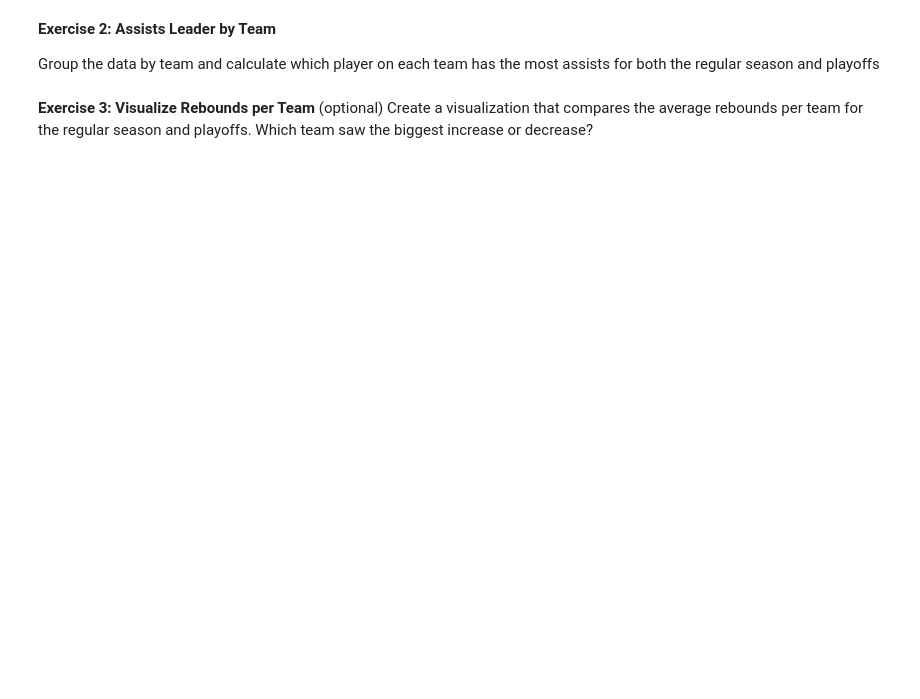
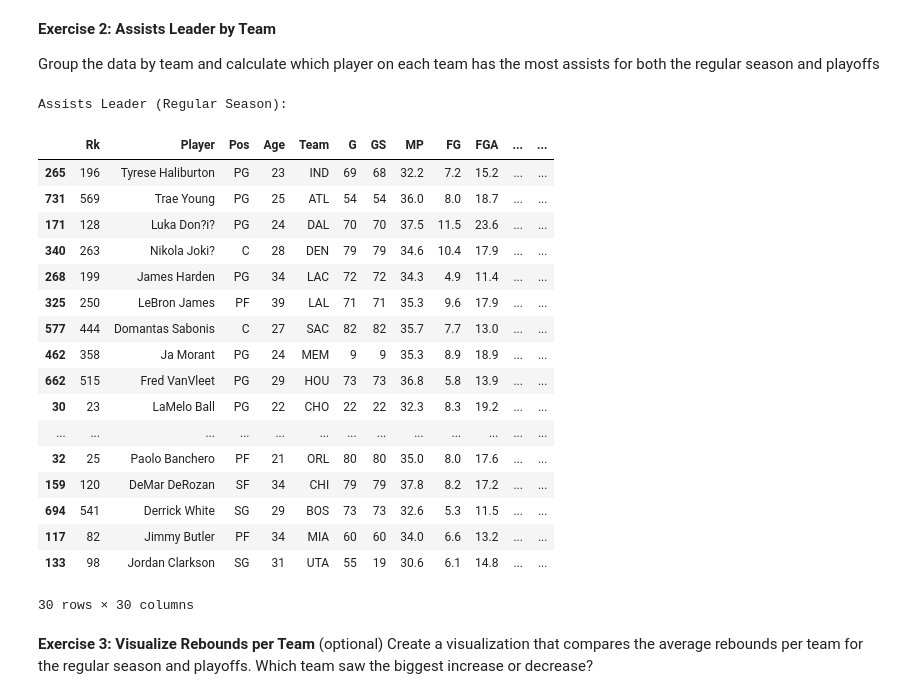
Before and after one commit to dsong56/ds2002, a Jupyter notebook: Pandas_and_CSV_Hands_On.ipynb, the cells around one changed output. Cells and saved outputs as stored; diff of their text form; code cells hidden in the pictures; blank space fills up the shorter version.

```diff
--- a/Pandas_and_CSV_Hands_On.ipynb
+++ b/Pandas_and_CSV_Hands_On.ipynb
@@ -124,6 +301,35 @@ Write code to display the top 10 players with the most rebounds in both the regu
 **Exercise 2: Assists Leader by Team**
 
 Group the data by team and calculate which player on each team has the most assists for both the regular season and playoffs
+# %%
+#filtering out TOT as a team, doesn't really count
+filtered_regular_season_df = regular_season_df[regular_season_df['Team'] != 'TOT']
+filtered_playoffs_df = playoffs_df[playoffs_df['Team'] != 'TOT']
+
+assists_leader_regular = filtered_regular_season_df.sort_values('Assists', ascending=False).groupby('Team').head(1)
+assists_leader_playoffs = filtered_playoffs_df.sort_values('Assists', ascending=False).groupby('Team').head(1)
+print("Assists Leader (Regular Season):")
+display(assists_leader_regular)
+# %% [output]
+Assists Leader (Regular Season):
+|  | Rk | Player | Pos | Age | Team | G | GS | MP | FG | FGA | ... | ... |
+| 265 | 196 | Tyrese Haliburton | PG | 23 | IND | 69 | 68 | 32.2 | 7.2 | 15.2 | ... | ... |
+| 731 | 569 | Trae Young | PG | 25 | ATL | 54 | 54 | 36.0 | 8.0 | 18.7 | ... | ... |
+| 171 | 128 | Luka Don?i? | PG | 24 | DAL | 70 | 70 | 37.5 | 11.5 | 23.6 | ... | ... |
+| 340 | 263 | Nikola Joki? | C | 28 | DEN | 79 | 79 | 34.6 | 10.4 | 17.9 | ... | ... |
+| 268 | 199 | James Harden | PG | 34 | LAC | 72 | 72 | 34.3 | 4.9 | 11.4 | ... | ... |
+| 325 | 250 | LeBron James | PF | 39 | LAL | 71 | 71 | 35.3 | 9.6 | 17.9 | ... | ... |
+| 577 | 444 | Domantas Sabonis | C | 27 | SAC | 82 | 82 | 35.7 | 7.7 | 13.0 | ... | ... |
+| 462 | 358 | Ja Morant | PG | 24 | MEM | 9 | 9 | 35.3 | 8.9 | 18.9 | ... | ... |
+| 662 | 515 | Fred VanVleet | PG | 29 | HOU | 73 | 73 | 36.8 | 5.8 | 13.9 | ... | ... |
+| 30 | 23 | LaMelo Ball | PG | 22 | CHO | 22 | 22 | 32.3 | 8.3 | 19.2 | ... | ... |
+| ... | ... | ... | ... | ... | ... | ... | ... | ... | ... | ... | ... | ... |
+| 32 | 25 | Paolo Banchero | PF | 21 | ORL | 80 | 80 | 35.0 | 8.0 | 17.6 | ... | ... |
+| 159 | 120 | DeMar DeRozan | SF | 34 | CHI | 79 | 79 | 37.8 | 8.2 | 17.2 | ... | ... |
+| 694 | 541 | Derrick White | SG | 29 | BOS | 73 | 73 | 32.6 | 5.3 | 11.5 | ... | ... |
+| 117 | 82 | Jimmy Butler | PF | 34 | MIA | 60 | 60 | 34.0 | 6.6 | 13.2 | ... | ... |
+| 133 | 98 | Jordan Clarkson | SG | 31 | UTA | 55 | 19 | 30.6 | 6.1 | 14.8 | ... | ... |
+30 rows × 30 columns
 # %% [markdown]
 **Exercise 3: Visualize Rebounds per Team** (optional)
 Create a visualization that compares the average rebounds per team for the regular season and playoffs. Which team saw the biggest increase or decrease?
```
Also changed, not shown: parts of 13 cells of this notebook.
